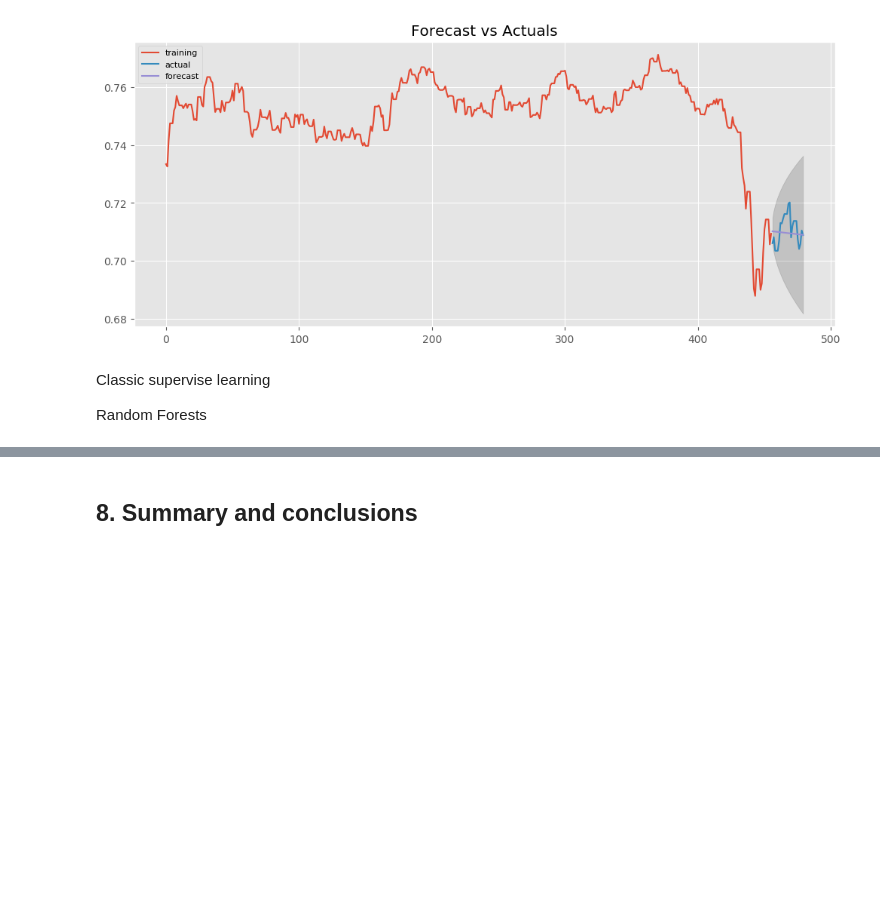
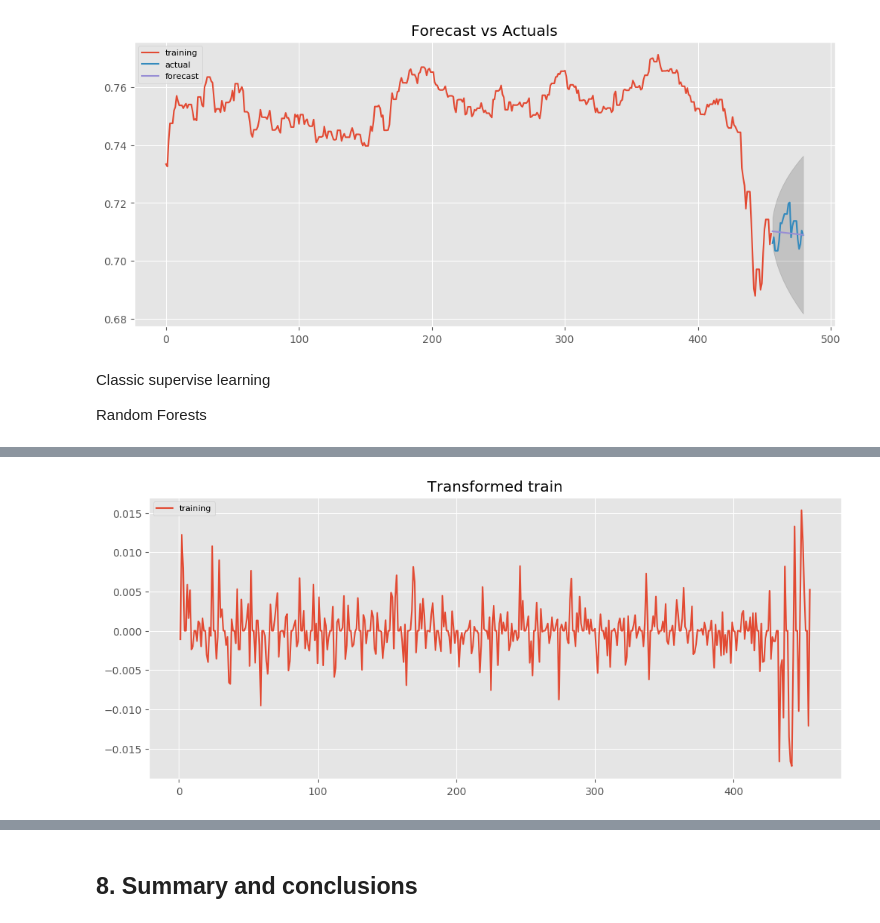
Before and after one commit to flizhou/CAD_USD_exchange_rate_predictor, a Jupyter notebook: scripts/eda.ipynb, the cells around one changed output, grey strips where cells are left out. Saved outputs shown, nothing was run; the diff lists cells and outputs as text; code cells hidden in the pictures; blank space fills up the shorter version.

```diff
--- a/scripts/eda.ipynb
+++ b/scripts/eda.ipynb
@@ -602,0 +666,11 @@ fig.tight_layout()
+# %%
+train_trans = np.log(train).diff().dropna()
+# %%
+plt.figure(figsize=(12,5), dpi=100)
+plt.plot(train_trans.close, label='training')
+
+plt.title('Transformed train')
+plt.legend(loc='upper left', fontsize=8)
+plt.show()
+# %% [output]
+[figure, added]
```
Also changed, not shown: parts of 23 cells of this notebook.
